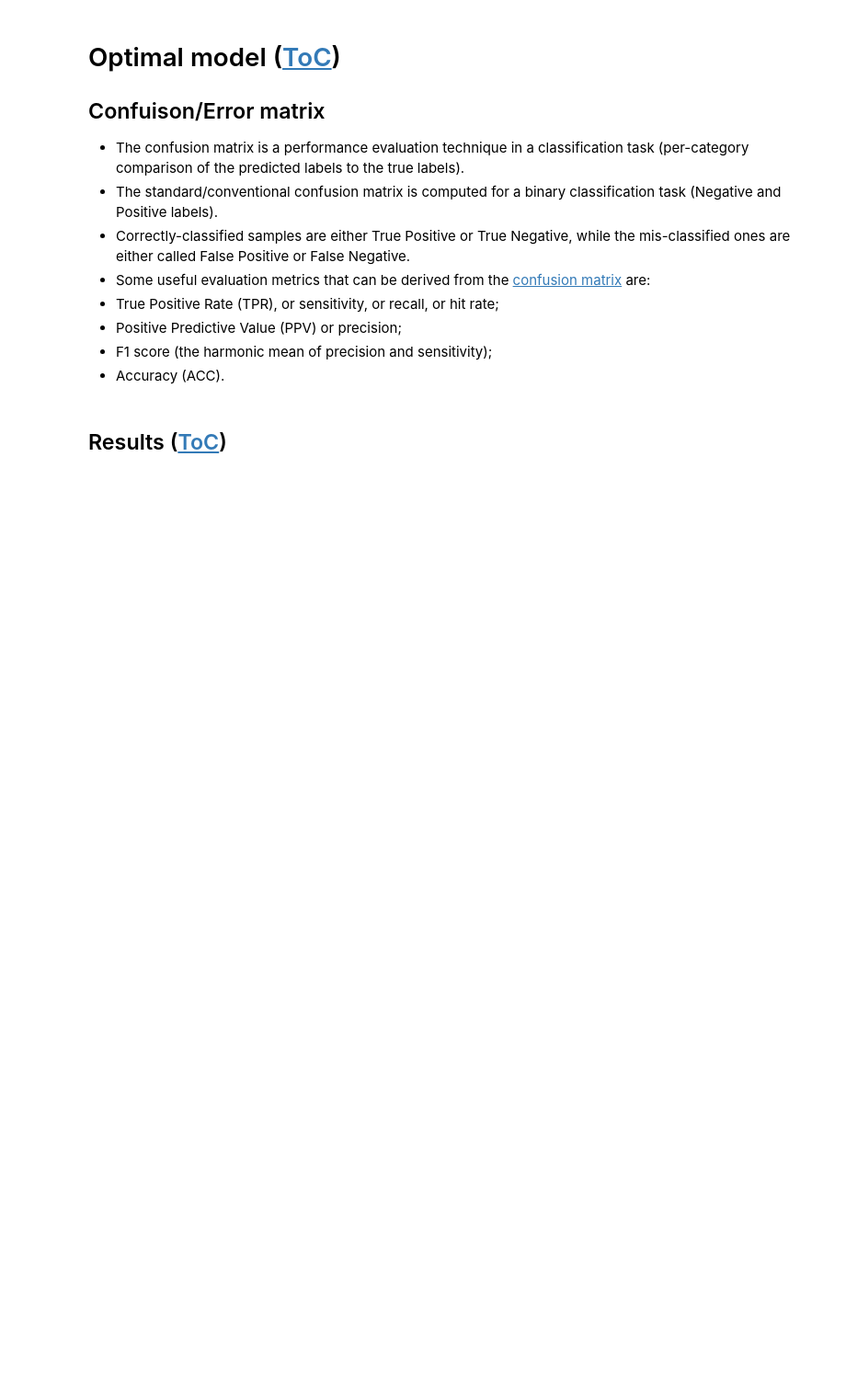
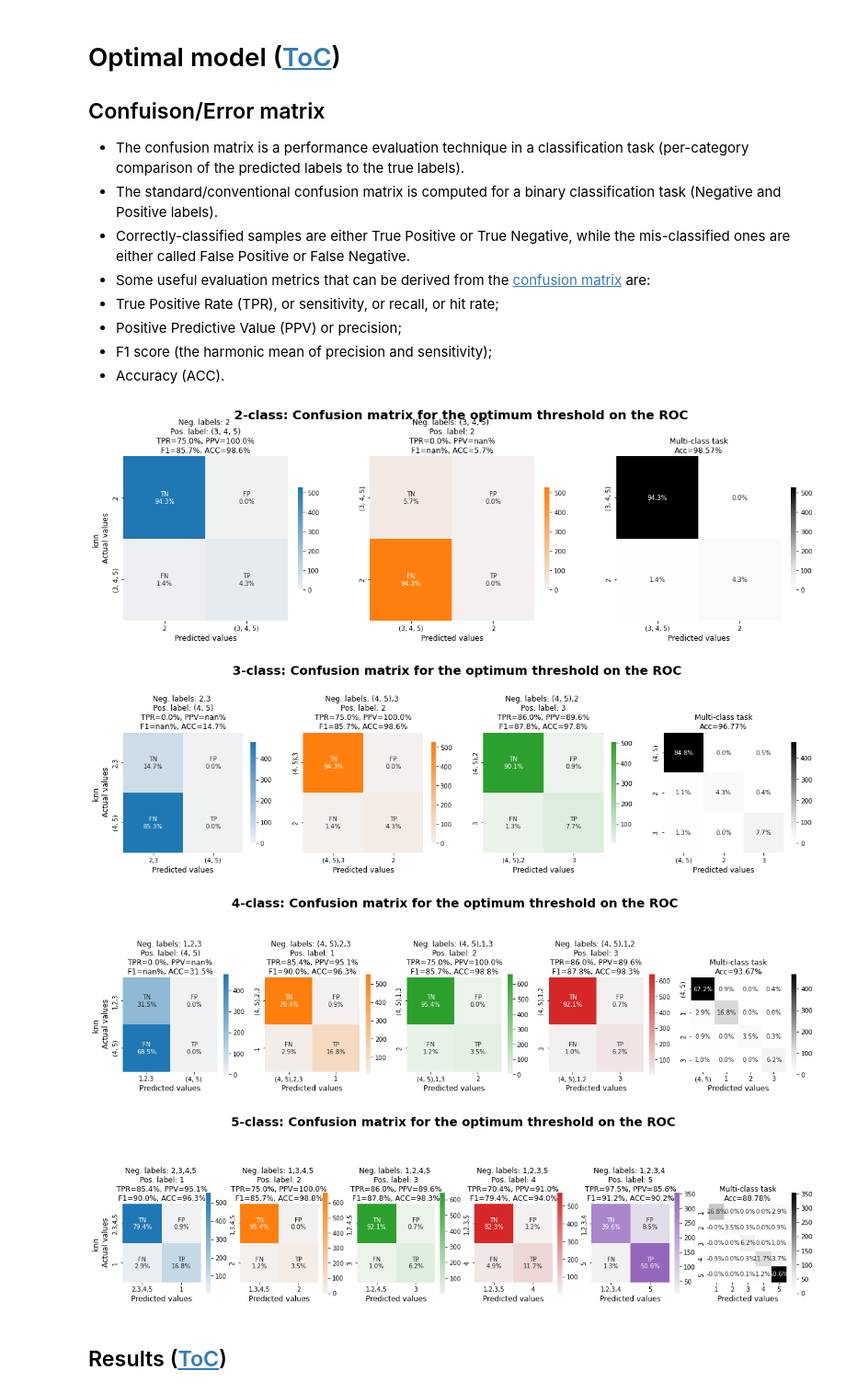
Before and after one commit to fardinafdideh/Text-analytics, a Jupyter notebook: sentiment-analysis-of-products-review-on-amazon.ipynb, the cells around one changed output. Shown at 92% size. Cells and saved outputs as stored; diff of their text form; code cells hidden in the pictures; blank space fills up the shorter version.

```diff
--- a/sentiment-analysis-of-products-review-on-amazon.ipynb
+++ b/sentiment-analysis-of-products-review-on-amazon.ipynb
@@ -498,9 +529,9 @@ def clf_instantiator(clfName):
 #                            clfParamName+'__'+'metric': ['euclidean', 'manhattan', 'minkowski', 'canberra']}]
     elif clfName == "lr":
         clf = LogisticRegression(random_state=random_state)
-        param_grid = [{clfParamName+'__'+'solver': ['newton-cg', 'lbfgs', 'liblinear'],
-            clfParamName+'__'+'penalty': ['l1', 'l2'], # ['l1', 'l2']
-                       clfParamName+'__'+'C': [0.001, 0.01, 0.1, 1.0, 10.0, 100.0]}] # [0.001, 0.01, 0.1, 1.0, 10.0, 100.0]
+        param_grid = [{clfParamName+'__'+'solver': ['lbfgs'], # ['lbfgs', 'newton-cg', 'liblinear']
+            clfParamName+'__'+'penalty': ['l2'], # ['l1', 'l2']
+                       clfParamName+'__'+'C': [0.001, 0.01]}] # [0.001, 0.01, 0.1, 1.0, 10.0, 100.0]
     elif clfName == "ridge":
         clf = RidgeClassifier(random_state=random_state)
         param_grid = [{clfParamName+'__'+'alpha': [0.1, 0.2, 0.3, 0.4, 0.5, 0.6, 0.7, 0.8, 0.9, 1.0]}]
@@ -971,7 +1073,7 @@ display_markdown('''
  * F1 score (the harmonic mean of precision and sensitivity);
  * Accuracy (ACC).
 # %%
-def confusionMatrix_plotter(ax, cf_matrix, classLabel, classLabelTot, origNew, colors_classes_CF, ylabel=None):
+def confusionMatrix_plotter(ax, cf_matrix, classLabel, classLabelTot, origNew, cmap, ylabel=None):
     ax.axis('square')
     cf_dim = len(cf_matrix)
     group_percentages = ['{0:.1%}'.format(value) for value in cf_matrix.ravel() / np.sum(cf_matrix)]
@@ -986,7 +1088,7 @@ def confusionMatrix_plotter(ax, cf_matrix, classLabel, classLabelTot, origNew, c
             categories.append(origNew[i])
         labels = group_percentages
     labels = np.asarray(labels).reshape(cf_dim, cf_dim)
-    cmap = colors_classes_CF
+#     cmap = colors_classes_CF
     h = sns.heatmap(cf_matrix, ax=ax, annot = labels, cmap = cmap,fmt = '',
                 xticklabels = categories, yticklabels = categories, cbar_kws={"shrink": 0.5})
     ax.set_ylim(cf_dim, 0)
@@ -1028,7 +1130,7 @@ def split_feature_clf_confusion(X_train, y_train, X_test, y_test, clf, thr):
         y_score[y_score < thr] = 0
     else:
         y_score = model.predict(X_test)
-    return confusion_matrix(y_test, y_score)
+    return confusion_matrix(y_test, y_score), classification_report(y_test, y_score, output_dict=True)
 
 
 # def confusionTot_plotter(fpr_model, optDataCleanedMerged, reviewColName, ratingColName, ratingOrigColName, clfName, clf, colors_classes_CF, dataCleaned_test):
@@ -1052,27 +1154,34 @@ def confusionTot_plotter(fpr_model, optDataCleanedMerged, clfName, clf, colors_c
 #         thr = fpr_model[aucIdx]["macro_{}BestThrVal".format(i+1)]
         thr = fpr_model["macro_{}BestThrVal".format(i+1)]
 #         cfMatrix = split_feature_clf_confusion(X_binary[i], Y_binary[i], test_size, clf, thr)
-        cfMatrix = split_feature_clf_confusion(X, Y_binary[:, i], X_test, Y_test_binary[:, i], clf, thr)
+        cfMatrix, _ = split_feature_clf_confusion(X, Y_binary[:, i], X_test, Y_test_binary[:, i], clf, thr)
         if i == 0:
             ylabel = "{} \n Actual values".format(clfName)
         else:
             ylabel = None
         confusionMatrix_plotter(ax[i], cfMatrix, classLabel, classLabelTot, origNew, colors_classes_CF[i], ylabel)
 #     cfMatrix = split_feature_clf_confusion(X, y, test_size, clf, None)
-    cfMatrix = split_feature_clf_confusion(X, y, X_test, y_test, clf, None)
+    cfMatrix, report = split_feature_clf_confusion(X, y, X_test, y_test, clf, None)
     acc = confusionMatrix_plotter(ax[n_classes], cfMatrix, None, classLabelTot, origNew, 'Greys', None)
     plt.savefig("../working/{}-classConfusion.png".format(n_classes))
-    return acc
+    return acc, report
 # %%
 colors_classes_CF = []
 for colors_classe in colors_classes:
     colors_classes_CF.append(sns.light_palette(colors_classe, as_cmap=True))
 acc = []
+report = []
 # for fpr_model, dataCleanedMergedTmp, classTmp, clfName, clf, dataCleanedMerged_test_ in zip(fpr_models, optDataCleanedMerged, optClass, optClfName, optClf, dataCleanedMerged_test):
 for fpr_model, dataCleanedMergedTmp, clfName, clf, dataCleanedMerged_test_ in zip(fpr_models, optDataCleanedMerged, optClfName, optClf, yMerged_test):
 #     acc_ = confusionTot_plotter(fpr_model[aucIdx], dataCleanedMergedTmp, reviewColName, ratingColName, ratingOrigColName, clfName, clf, colors_classes_CF, dataCleanedMerged_test_)
-    acc_ = confusionTot_plotter(fpr_model[aucIdx], dataCleanedMergedTmp, clfName, clf, colors_classes_CF, dataCleanedMerged_test_)
+    acc_, report_ = confusionTot_plotter(fpr_model[aucIdx], dataCleanedMergedTmp, clfName, clf, colors_classes_CF, dataCleanedMerged_test_)
     acc.append(acc_)
+    report.append(report_)
+# %% [output]
+[figure, added]
+[figure, added]
+[figure, added]
+[figure, added]
 # %% [markdown]
 ## Results ([ToC](#TOC))<a class="anchor" id="OptimalModelResults"></a>
 # %%
```
Also changed, not shown: parts of 12 cells of this notebook.
